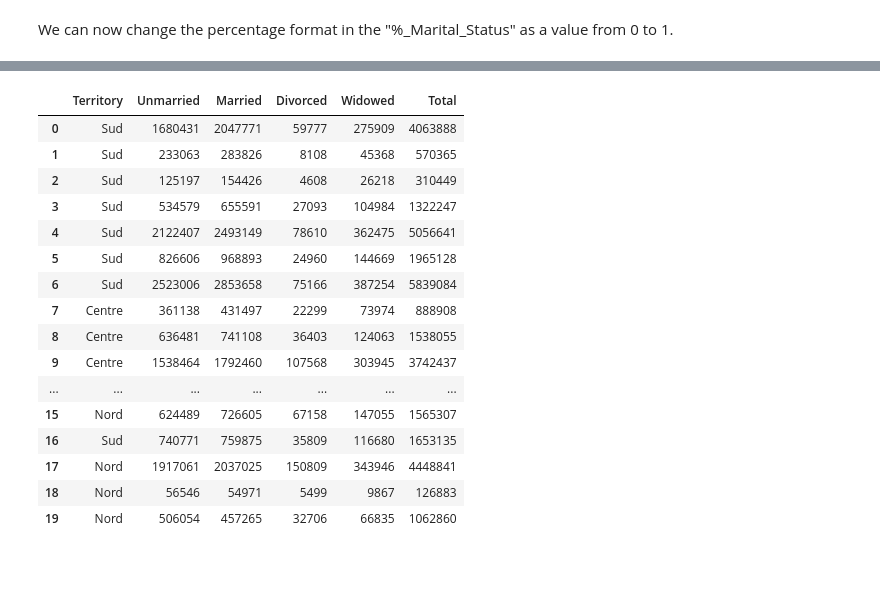
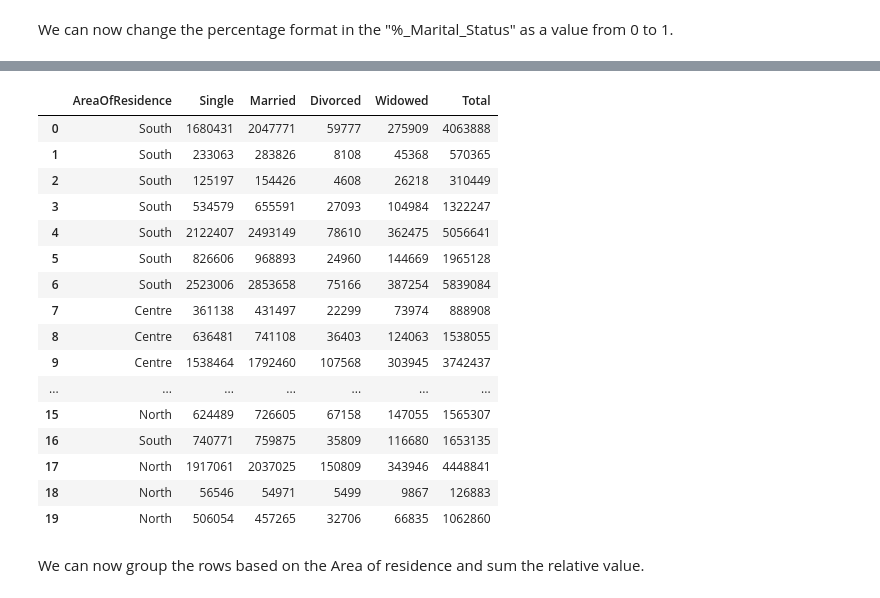
Before and after one commit to Cecilia8989/PfDA_Assignement, a Jupyter notebook: PfDA_Project_1.ipynb, the cells around one changed output, grey strips where cells are left out. Cells and saved outputs as stored; diff of their text form; code cells hidden in the pictures; blank space fills up the shorter version.

```diff
--- a/PfDA_Project_1.ipynb
+++ b/PfDA_Project_1.ipynb
@@ -1436,55 +1476,52 @@ marital_stausu_distribution
 # %%
-# https://www.tuttitalia.it/statistiche/nord-centro-mezzogiorno-italia/
-# https://www.youtube.com/watch?app=desktop&v=8Y1UkY0oAXM
-#replace multiple values in position column
+
+# Replace multiple values in the 'AreaOfResidence' column
 replacements_regions = {
-    'Liguria': 'Nord',
-    'Lombardia': 'Nord',
-    'Piemonte': 'Nord',
-    "Valled'Aosta": 'Nord',
-    'EmiliaRomagna': 'Nord',
-    'FriuliVeneziaGiulia': 'Nord',
-    'TrentinoAltoAdige': 'Nord',
-    'Veneto': 'Nord',
+    'Liguria': 'North',
+    'Lombardia': 'North',
+    'Piemonte': 'North',
+    "Valled'Aosta": 'North',
+    'EmiliaRomagna': 'North',
+    'FriuliVeneziaGiulia': 'North',
+    'TrentinoAltoAdige': 'North',
+    'Veneto': 'North',
     'Lazio': 'Centre',
     'Marche': 'Centre',
     'Toscana': 'Centre',
     'Umbria': 'Centre',
-    'Abruzzo': 'Sud',
-    'Basilicata': 'Sud',
-    'Calabria': 'Sud',
-    'Campania': 'Sud',
-    'Molise': 'Sud',
-    'Puglia': 'Sud',
-    'Sardegna': 'Sud',
-    'Sicilia': 'Sud',
-    'Basilicata': 'Sud',
-    'Calabria': 'Sud',
-    'Campania': 'Sud',
-    'Molise': 'Sud',
-    'Puglia': 'Sud',
-    'Sardegna': 'Sud',
-    'Sicilia': 'Sud',
+    'Abruzzo': 'South',
+    'Basilicata': 'South',
+    'Calabria': 'South',
+    'Campania': 'South',
+    'Molise': 'South',
+    'Puglia': 'South',
+    'Sardegna': 'South',
+    'Sicilia': 'South',
 }
 
-marital_stausu_distribution['Territory'] = marital_stausu_distribution['Territory'].replace(replacements_regions)
+# Replace values in the 'Territory' column using the dictionary
+marital_stausu_distribution['AreaOfResidence'] = marital_stausu_distribution['AreaOfResidence'].replace(replacements_regions)
+
+# Display the updated DataFrame
 marital_stausu_distribution
 # %% [output]
-|  | Territory | Unmarried | Married | Divorced | Widowed | Total |
-| 0 | Sud | 1680431 | 2047771 | 59777 | 275909 | 4063888 |
-| 1 | Sud | 233063 | 283826 | 8108 | 45368 | 570365 |
-| 2 | Sud | 125197 | 154426 | 4608 | 26218 | 310449 |
-| 3 | Sud | 534579 | 655591 | 27093 | 104984 | 1322247 |
-| 4 | Sud | 2122407 | 2493149 | 78610 | 362475 | 5056641 |
-| 5 | Sud | 826606 | 968893 | 24960 | 144669 | 1965128 |
-| 6 | Sud | 2523006 | 2853658 | 75166 | 387254 | 5839084 |
+|  | AreaOfResidence | Single | Married | Divorced | Widowed | Total |
+| 0 | South | 1680431 | 2047771 | 59777 | 275909 | 4063888 |
+| 1 | South | 233063 | 283826 | 8108 | 45368 | 570365 |
+| 2 | South | 125197 | 154426 | 4608 | 26218 | 310449 |
+| 3 | South | 534579 | 655591 | 27093 | 104984 | 1322247 |
+| 4 | South | 2122407 | 2493149 | 78610 | 362475 | 5056641 |
+| 5 | South | 826606 | 968893 | 24960 | 144669 | 1965128 |
+| 6 | South | 2523006 | 2853658 | 75166 | 387254 | 5839084 |
 | 7 | Centre | 361138 | 431497 | 22299 | 73974 | 888908 |
 | 8 | Centre | 636481 | 741108 | 36403 | 124063 | 1538055 |
 | 9 | Centre | 1538464 | 1792460 | 107568 | 303945 | 3742437 |
 | ... | ... | ... | ... | ... | ... | ... |
-| 15 | Nord | 624489 | 726605 | 67158 | 147055 | 1565307 |
-| 16 | Sud | 740771 | 759875 | 35809 | 116680 | 1653135 |
-| 17 | Nord | 1917061 | 2037025 | 150809 | 343946 | 4448841 |
-| 18 | Nord | 56546 | 54971 | 5499 | 9867 | 126883 |
-| 19 | Nord | 506054 | 457265 | 32706 | 66835 | 1062860 |
+| 15 | North | 624489 | 726605 | 67158 | 147055 | 1565307 |
+| 16 | South | 740771 | 759875 | 35809 | 116680 | 1653135 |
+| 17 | North | 1917061 | 2037025 | 150809 | 343946 | 4448841 |
+| 18 | North | 56546 | 54971 | 5499 | 9867 | 126883 |
+| 19 | North | 506054 | 457265 | 32706 | 66835 | 1062860 |
+# %% [markdown]
+We can now group the rows based on the Area of residence and sum the relative value.
 # %%
```
Also changed, not shown: parts of 82 cells of this notebook.
